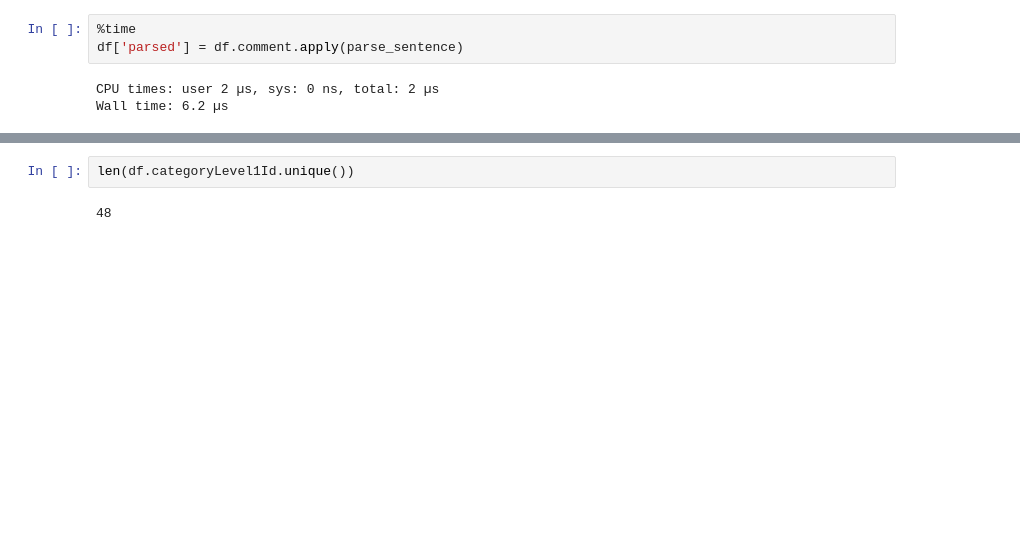
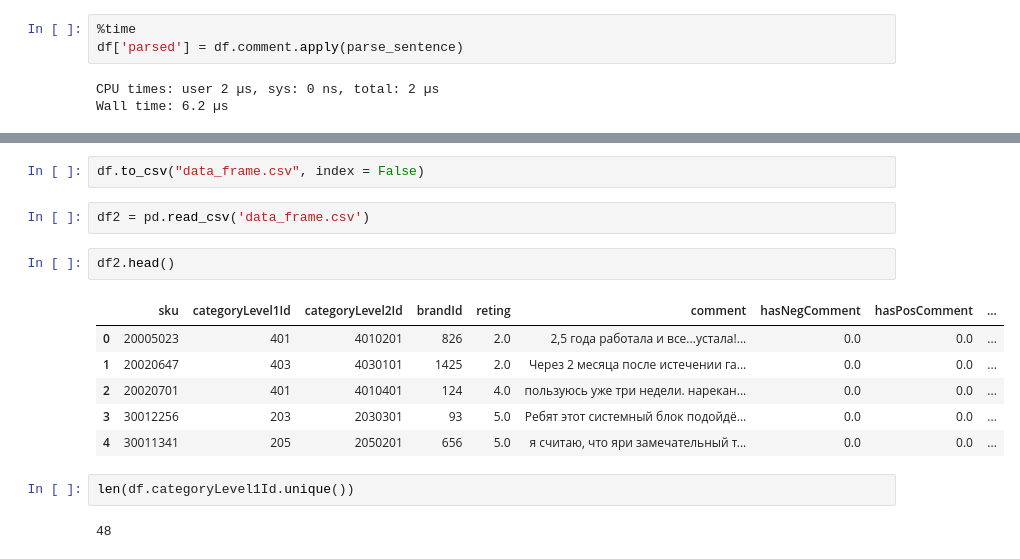
Before and after one commit to vtkuzmin/Hackathon, a Jupyter notebook: Data explotation.ipynb, the cells around one changed output, grey strips where cells are left out. Saved outputs shown, nothing was run; the diff lists cells and outputs as text; blank space fills up the shorter version.

Commit message:
Added data_frame

```diff
--- a/Data explotation.ipynb
+++ b/Data explotation.ipynb
@@ -87,3 +96,16 @@ Wall time: 6.2 µs
+# %%
+df.to_csv("data_frame.csv", index = False)
+# %%
+df2 = pd.read_csv('data_frame.csv')
+# %%
+df2.head()
+# %% [output]
+|  | sku | categoryLevel1Id | categoryLevel2Id | brandId | reting | comment | hasNegComment | hasPosComment | ... |
+| 0 | 20005023 | 401 | 4010201 | 826 | 2.0 | 2,5 года работала и все...устала!... | 0.0 | 0.0 | ... |
+| 1 | 20020647 | 403 | 4030101 | 1425 | 2.0 | Через 2 месяца после истечении га... | 0.0 | 0.0 | ... |
+| 2 | 20020701 | 401 | 4010401 | 124 | 4.0 | пользуюсь уже три недели. нарекан... | 0.0 | 0.0 | ... |
+| 3 | 30012256 | 203 | 2030301 | 93 | 5.0 | Ребят этот системный блок подойдё... | 0.0 | 0.0 | ... |
+| 4 | 30011341 | 205 | 2050201 | 656 | 5.0 | я считаю, что яри замечательный т... | 0.0 | 0.0 | ... |
 # %%
 len(df.categoryLevel1Id.unique())
 # %% [output]
```
Also changed, not shown: parts of 1 cell of this notebook, 1 other file.
